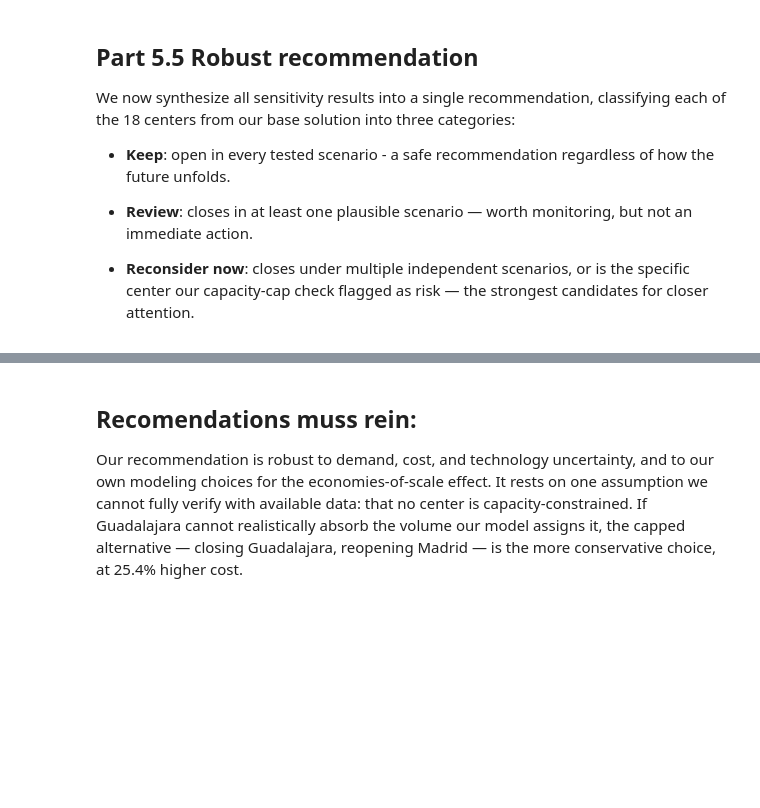
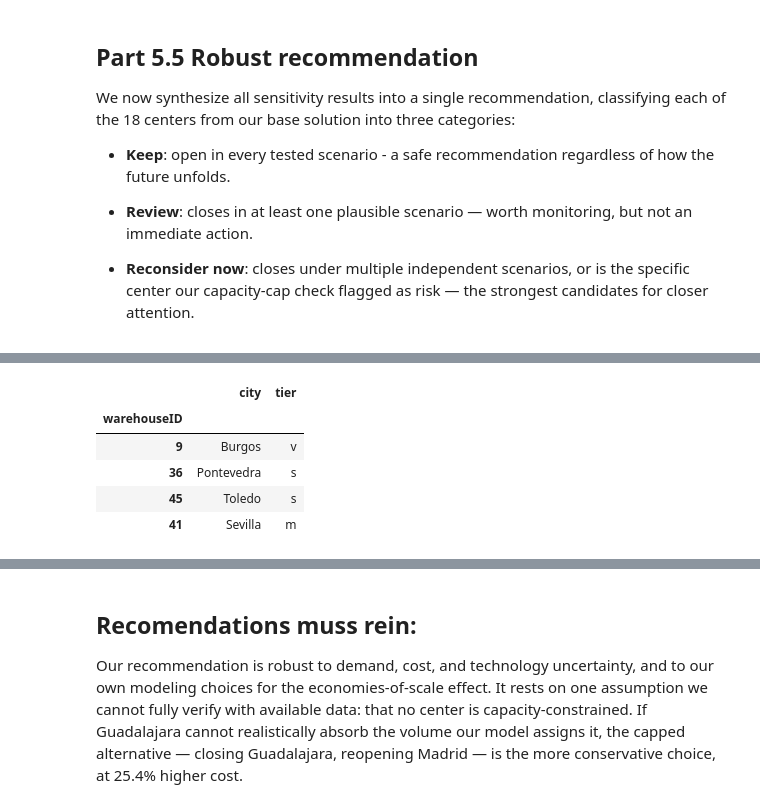
Before and after one commit to TimonLudwig1/case_study_3_d3, a Jupyter notebook: case_study.ipynb, the cells around one changed output, grey strips where cells are left out. Saved outputs shown, nothing was run; the diff lists cells and outputs as text; code cells hidden in the pictures; blank space fills up the shorter version.

```diff
--- a/case_study.ipynb
+++ b/case_study.ipynb
@@ -1662,0 +1726,9 @@ We now synthesize all sensitivity results into a single recommendation, classify
+# %%
+warehouses_flat.set_index("warehouseID").loc[[9, 36, 45, 41], ["city", "tier"]]
+# %% [output]
+|  | city | tier |
+| warehouseID |  |  |
+| 9 | Burgos | v |
+| 36 | Pontevedra | s |
+| 45 | Toledo | s |
+| 41 | Sevilla | m |
```
Also changed, not shown: parts of 9 cells of this notebook.
